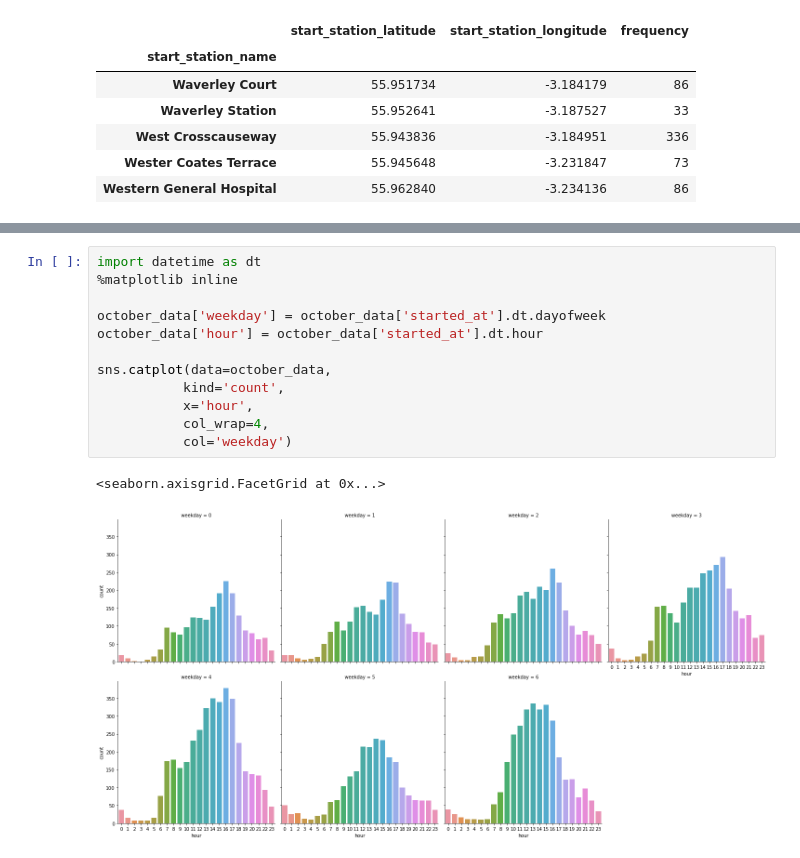
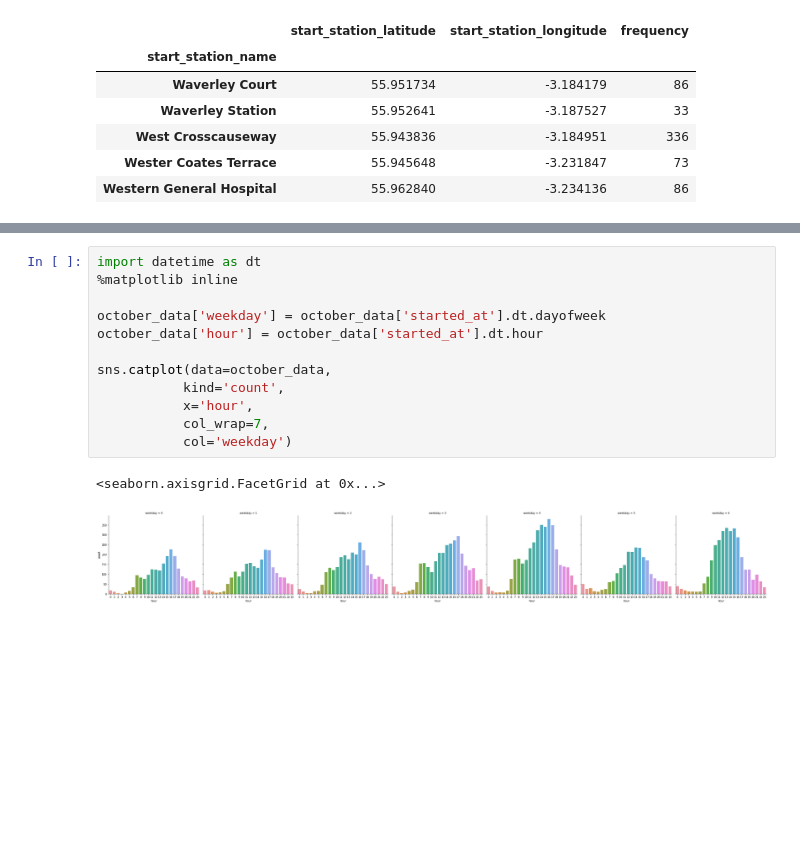
Before and after one commit to NikolasHe/MMCS_Project, a Jupyter notebook: notebook.ipynb, the cells around one changed output, grey strips where cells are left out. Drawn from its saved outputs; the diff is of its cells as text; blank space fills up the shorter version.

```diff
--- a/notebook.ipynb
+++ b/notebook.ipynb
@@ -932,15 +947,15 @@ fig.show()
 # %%
 import datetime as dt
 %matplotlib inline
 
 october_data['weekday'] = october_data['started_at'].dt.dayofweek
 october_data['hour'] = october_data['started_at'].dt.hour
 
 sns.catplot(data=october_data,
            kind='count',
            x='hour',
-           col_wrap=4,
+           col_wrap=7,
            col='weekday')
 # %% [output]
 <seaborn.axisgrid.FacetGrid at 0x...>
-[figure, old version]
+[figure, new version]
```
Also changed, not shown: parts of 3 cells of this notebook.
